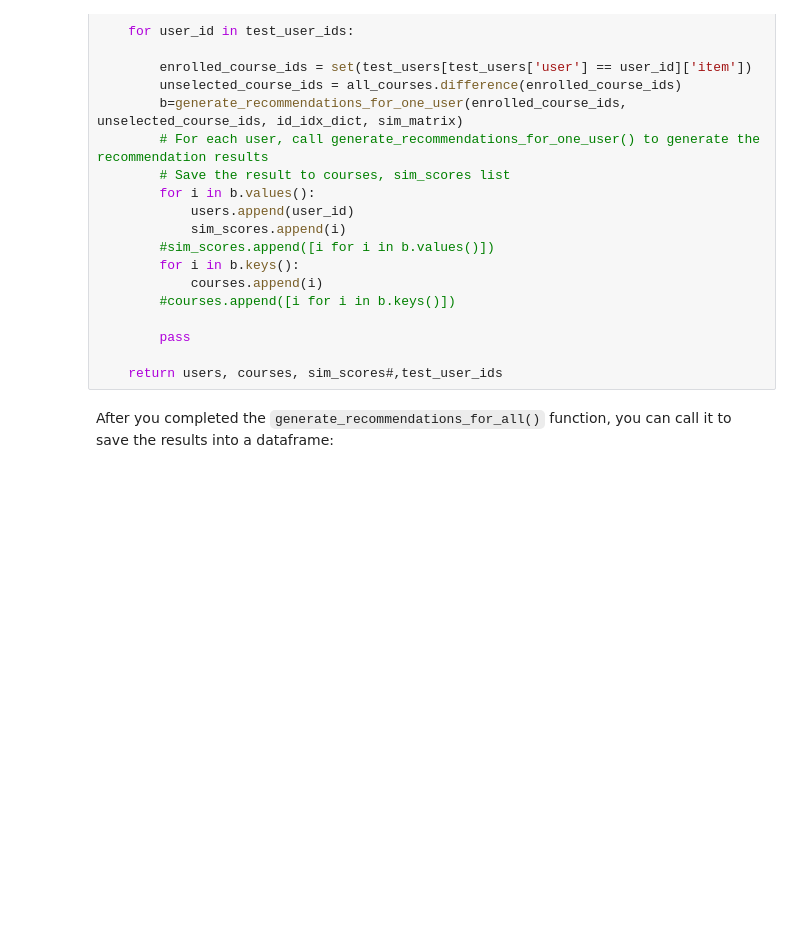
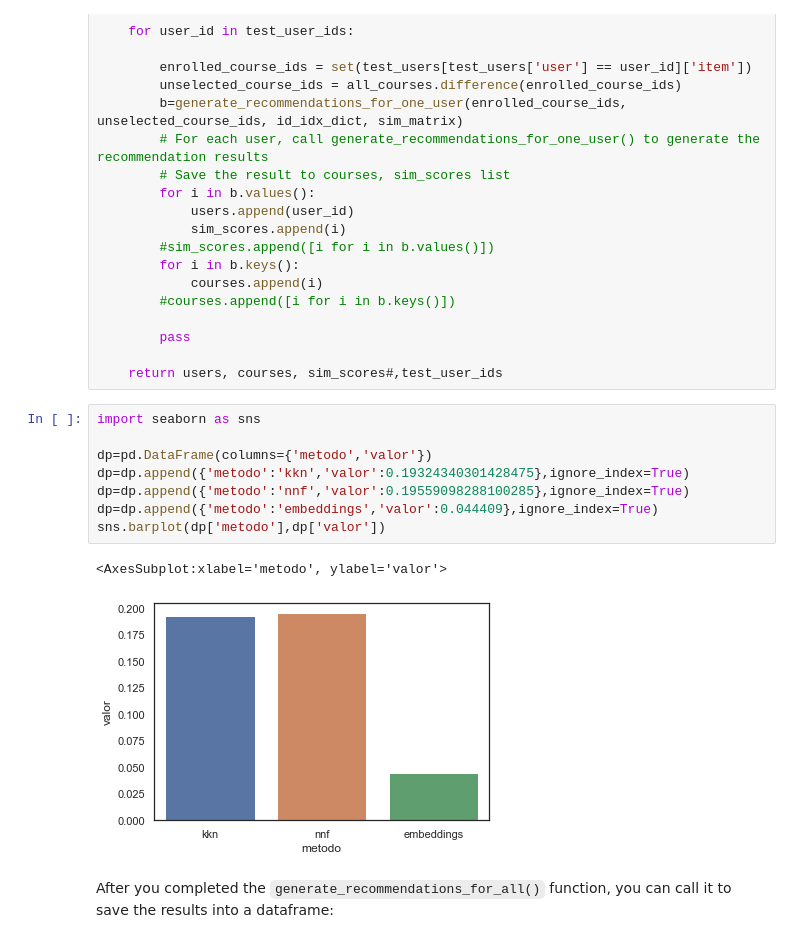
Before and after one commit to carlospalomino/CursoIBMMachineLearning, a Jupyter notebook: 06_Machine_learning_capstone/lab_jupyter_content_course_similarity.ipynb, the cells around one changed output. Saved outputs shown, nothing was run; the diff lists cells and outputs as text; blank space fills up the shorter version.

```diff
--- a/06_Machine_learning_capstone/lab_jupyter_content_course_similarity.ipynb
+++ b/06_Machine_learning_capstone/lab_jupyter_content_course_similarity.ipynb
@@ -354,6 +356,17 @@ def generate_recommendations_for_all():
         pass
 
     return users, courses, sim_scores#,test_user_ids
+# %%
+import seaborn as sns
+
+dp=pd.DataFrame(columns={'metodo','valor'})
+dp=dp.append({'metodo':'kkn','valor':0.19324340301428475},ignore_index=True)
+dp=dp.append({'metodo':'nnf','valor':0.19559098288100285},ignore_index=True)
+dp=dp.append({'metodo':'embeddings','valor':0.044409},ignore_index=True)
+sns.barplot(dp['metodo'],dp['valor'])
+# %% [output]
+<AxesSubplot:xlabel='metodo', ylabel='valor'>
+[figure, added]
 # %% [markdown]
 After you completed the `generate_recommendations_for_all()` function, you can call it to save the results into a dataframe:
 # %%
```
Also changed, not shown: parts of 2 cells of this notebook, 14 other files.
